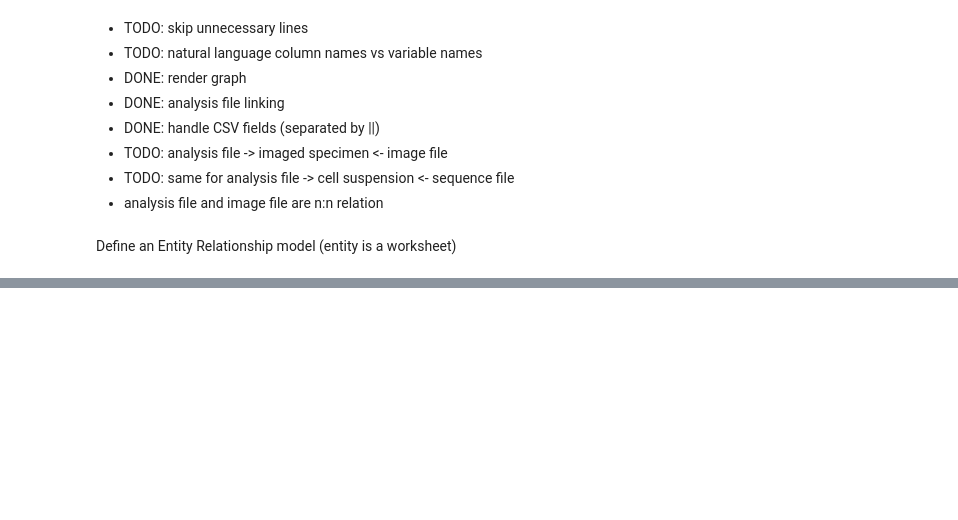
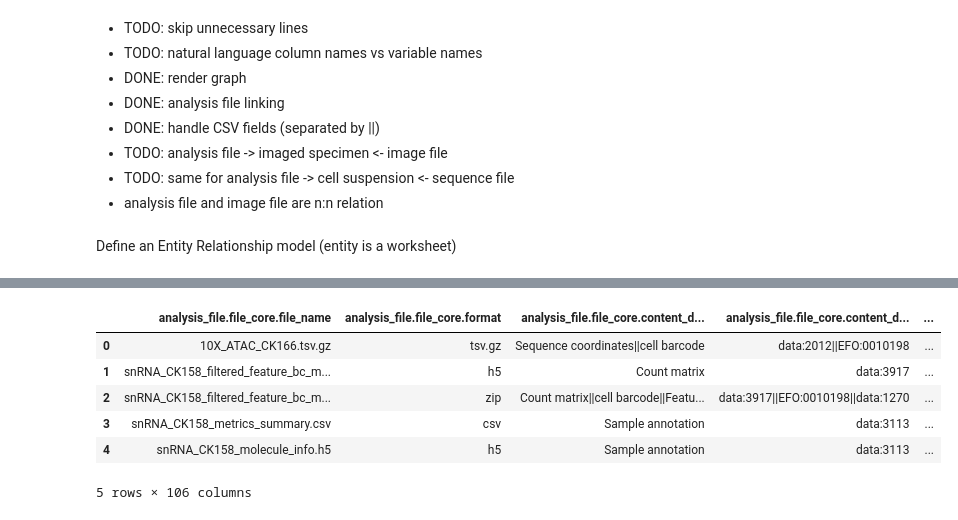
Before and after one commit to ebi-ait/hca-ebi-dev-team, a Jupyter notebook: scripts/metadata-spreadsheet-by-file/HCA Project Metadata Spreadsheet.ipynb, the cells around one changed output, grey strips where cells are left out. Cells and saved outputs as stored; diff of their text form; code cells hidden in the pictures; blank space fills up the shorter version.

Commit message:
ops-826 non required empty columns removed, column names change to ingest attribute names, project_label column added, duplicates of key columns removed

```diff
--- a/scripts/metadata-spreadsheet-by-file/HCA Project Metadata Spreadsheet.ipynb
+++ b/scripts/metadata-spreadsheet-by-file/HCA Project Metadata Spreadsheet.ipynb
@@ -15,7 +15,7 @@ from IPython.display import display
 
 report_entity_dropdown = widgets.Dropdown(
     options=['Sequence file', 'Image file', 'Analysis file'],
-    value='Sequence file',
+    value=report_entity or 'Sequence file',
     description='Report Entity:',
     disabled=False,
 )
@@ -211,7 +238,9 @@ from datetime import datetime
 now = lambda : datetime.now().strftime('%H%M%S.%f')
 
 import os
-def join_worksheet(worksheet:pd.DataFrame, link:Link, spreadsheet:str) -> pd.DataFrame:
+def join_worksheet(worksheet:pd.DataFrame,
+                   link:Link,
+                   spreadsheet:str) -> pd.DataFrame:
     print(f'joining [{link.source}] to [{link.target}]')
     print(f'fields [{link.source_field}] and [{link.target_field}]')
     try:
@@ -234,6 +263,7 @@ def join_worksheet(worksheet:pd.DataFrame, link:Link, spreadsheet:str) -> pd.Dat
                                  how=link.join_type,
                                  left_on=source_field,
                                  right_on=target_field)
+        result.drop(columns=target_field)
         if len(result.index) == 0:
             raise RuntimeError('problem joining [{link.source}] to [{link.target}] using fields [{source_field}] and [{target_field}]: join resulted in zero rows')
 
@@ -257,4 +287,26 @@ def flatten_spreadsheet(spreadsheet, report_entity):
                        links,
                        report_sheet)
     return flattened
+
 flattened = flatten_spreadsheet(spreadsheet, report_entity)
+
+# remove empty columns
+flattened.dropna(axis='columns',how='all', inplace=True)
+
+# add project label
+project_info = pd.read_excel(spreadsheet, 'Project')
+data_row_idx = 4
+project_label = project_info['PROJECT LABEL (Required)'][data_row_idx]
+flattened['project_label'] = project_label
+
+# use ingest attribute names as columns
+spreadsheet_obj = pd.ExcelFile(spreadsheet)
+for column in flattened.columns:
+    tab, original_column = column.split('_')
+    if tab not in spreadsheet_obj.sheet_names:
+        continue
+    tab_df = spreadsheet_obj.parse(tab)
+    data_row_idx = 2
+    ingest_attribute_name = tab_df[original_column][data_row_idx]
+    if 'required' not in column.lower():
+        flattened.rename(columns={column:ingest_attribute_name}, inplace=True)
@@ -284,6 +352,12 @@ fh.properties.modified=datetime.now()
 
 fh.save(flattened_filename)
 # %%
-field_list = ['_FILE NAME (Required)', '_FILE FORMAT (Required)']
-field_list = [report_entity + f for f in field_list]
-flattened[field_list]
+flattened.head()
+# %% [output]
+|  | analysis_file.file_core.file_name | analysis_file.file_core.format | analysis_file.file_core.content_d... | analysis_file.file_core.content_d... | ... |
+| 0 | 10X_ATAC_CK166.tsv.gz | tsv.gz | Sequence coordinates||cell barcode | data:2012||EFO:0010198 | ... |
+| 1 | snRNA_CK158_filtered_feature_bc_m... | h5 | Count matrix | data:3917 | ... |
+| 2 | snRNA_CK158_filtered_feature_bc_m... | zip | Count matrix||cell barcode||Featu... | data:3917||EFO:0010198||data:1270 | ... |
+| 3 | snRNA_CK158_metrics_summary.csv | csv | Sample annotation | data:3113 | ... |
+| 4 | snRNA_CK158_molecule_info.h5 | h5 | Sample annotation | data:3113 | ... |
+5 rows × 106 columns
```
Also changed, not shown: parts of 8 cells of this notebook.
